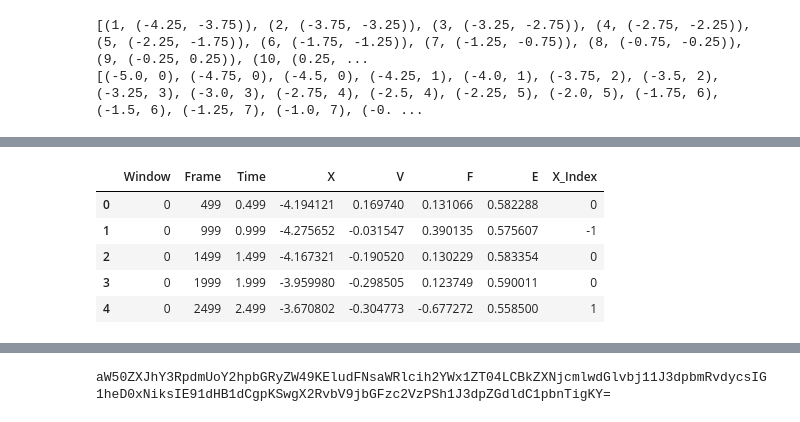
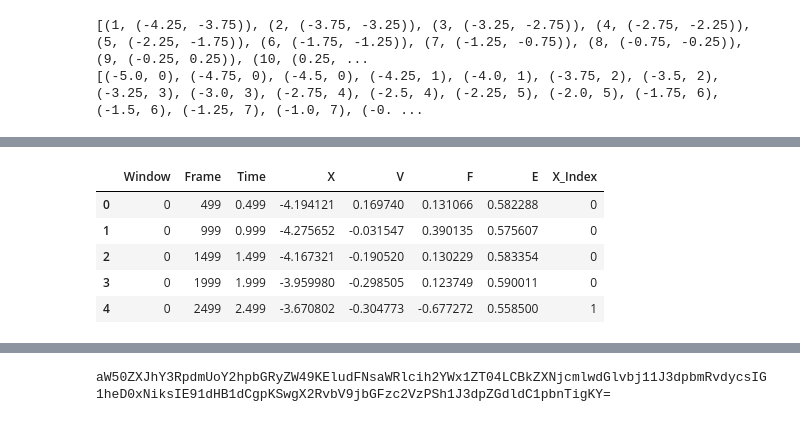
Before and after one commit to wesleymsmith/Milestoning_Analysis, a Jupyter notebook: Analyze_Well_Test_Simulation.ipynb, the cells around one changed output, grey strips where cells are left out. Saved outputs shown, nothing was run; the diff lists cells and outputs as text; code cells hidden in the pictures.

```diff
--- a/Analyze_Well_Test_Simulation.ipynb
+++ b/Analyze_Well_Test_Simulation.ipynb
@@ -62,12 +69,12 @@ By subtracting 1 from the digitize result, our X_Index will match the window tha
 # %%
-binEdges=np.concatenate([winMins,[winMaxs[-1]]])
+binEdges=winMins[1:] #np.concatenate([winMins,[winMaxs[-1]]])
 digitize_kwds={"bins":binEdges}
-simDataTable['X_Index']=simDataTable.X.apply(np.digitize,**digitize_kwds)-1
+simDataTable['X_Index']=simDataTable.X.apply(np.digitize,**digitize_kwds)
 simDataTable.head()
 # %% [output]
 |  | Window | Frame | Time | X | V | F | E | X_Index |
 | 0 | 0 | 499 | 0.499 | -4.194121 | 0.169740 | 0.131066 | 0.582288 | 0 |
-| 1 | 0 | 999 | 0.999 | -4.275652 | -0.031547 | 0.390135 | 0.575607 | -1 |
+| 1 | 0 | 999 | 0.999 | -4.275652 | -0.031547 | 0.390135 | 0.575607 | 0 |
 | 2 | 0 | 1499 | 1.499 | -4.167321 | -0.190520 | 0.130229 | 0.583354 | 0 |
 | 3 | 0 | 1999 | 1.999 | -3.959980 | -0.298505 | 0.123749 | 0.590011 | 0 |
 | 4 | 0 | 2499 | 2.499 | -3.670802 | -0.304773 | -0.677272 | 0.558500 | 1 |
```
Also changed, not shown: parts of 14 cells of this notebook, 1 other file.
